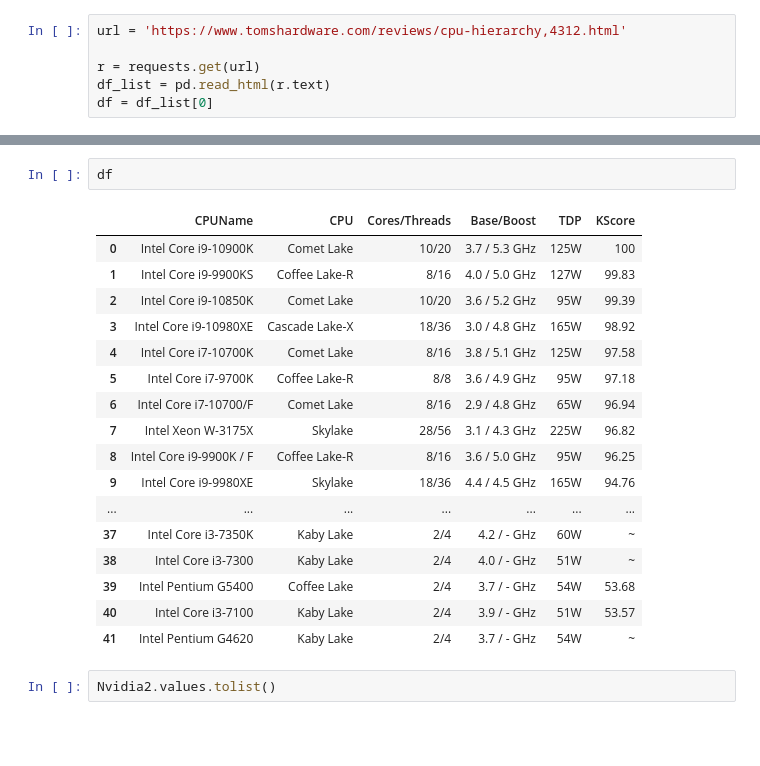
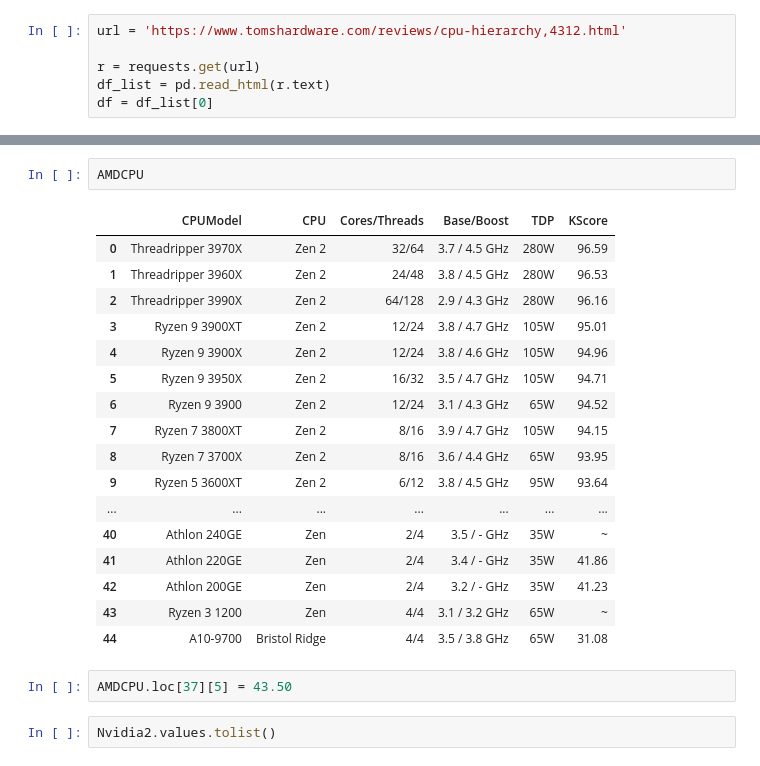
Before and after one commit to arimanyus/Kashi-Base1, a Jupyter notebook: Fetcher.ipynb, the cells around one changed output, grey strips where cells are left out. Drawn from its saved outputs; the diff is of its cells as text; blank space fills up the shorter version.

```diff
--- a/Fetcher.ipynb
+++ b/Fetcher.ipynb
@@ -205,23 +190,25 @@ df = df_list[0]
-# %%
-df
-# %% [output]
-|  | CPUName | CPU | Cores/Threads | Base/Boost | TDP | KScore |
-| 0 | Intel Core i9-10900K | Comet Lake | 10/20 | 3.7 / 5.3 GHz | 125W | 100 |
-| 1 | Intel Core i9-9900KS | Coffee Lake-R | 8/16 | 4.0 / 5.0 GHz | 127W | 99.83 |
-| 2 | Intel Core i9-10850K | Comet Lake | 10/20 | 3.6 / 5.2 GHz | 95W | 99.39 |
-| 3 | Intel Core i9-10980XE | Cascade Lake-X | 18/36 | 3.0 / 4.8 GHz | 165W | 98.92 |
-| 4 | Intel Core i7-10700K | Comet Lake | 8/16 | 3.8 / 5.1 GHz | 125W | 97.58 |
-| 5 | Intel Core i7-9700K | Coffee Lake-R | 8/8 | 3.6 / 4.9 GHz | 95W | 97.18 |
-| 6 | Intel Core i7-10700/F | Comet Lake | 8/16 | 2.9 / 4.8 GHz | 65W | 96.94 |
-| 7 | Intel Xeon W-3175X | Skylake | 28/56 | 3.1 / 4.3 GHz | 225W | 96.82 |
-| 8 | Intel Core i9-9900K / F | Coffee Lake-R | 8/16 | 3.6 / 5.0 GHz | 95W | 96.25 |
-| 9 | Intel Core i9-9980XE | Skylake | 18/36 | 4.4 / 4.5 GHz | 165W | 94.76 |
-| ... | ... | ... | ... | ... | ... | ... |
-| 37 | Intel Core i3-7350K | Kaby Lake | 2/4 | 4.2 / - GHz | 60W | ~ |
-| 38 | Intel Core i3-7300 | Kaby Lake | 2/4 | 4.0 / - GHz | 51W | ~ |
-| 39 | Intel Pentium G5400 | Coffee Lake | 2/4 | 3.7 / - GHz | 54W | 53.68 |
-| 40 | Intel Core i3-7100 | Kaby Lake | 2/4 | 3.9 / - GHz | 51W | 53.57 |
-| 41 | Intel Pentium G4620 | Kaby Lake | 2/4 | 3.7 / - GHz | 54W | ~ |
+# %%
+AMDCPU
+# %% [output]
+|  | CPUModel | CPU | Cores/Threads | Base/Boost | TDP | KScore |
+| 0 | Threadripper 3970X | Zen 2 | 32/64 | 3.7 / 4.5 GHz | 280W | 96.59 |
+| 1 | Threadripper 3960X | Zen 2 | 24/48 | 3.8 / 4.5 GHz | 280W | 96.53 |
+| 2 | Threadripper 3990X | Zen 2 | 64/128 | 2.9 / 4.3 GHz | 280W | 96.16 |
+| 3 | Ryzen 9 3900XT | Zen 2 | 12/24 | 3.8 / 4.7 GHz | 105W | 95.01 |
+| 4 | Ryzen 9 3900X | Zen 2 | 12/24 | 3.8 / 4.6 GHz | 105W | 94.96 |
+| 5 | Ryzen 9 3950X | Zen 2 | 16/32 | 3.5 / 4.7 GHz | 105W | 94.71 |
+| 6 | Ryzen 9 3900 | Zen 2 | 12/24 | 3.1 / 4.3 GHz | 65W | 94.52 |
+| 7 | Ryzen 7 3800XT | Zen 2 | 8/16 | 3.9 / 4.7 GHz | 105W | 94.15 |
+| 8 | Ryzen 7 3700X | Zen 2 | 8/16 | 3.6 / 4.4 GHz | 65W | 93.95 |
+| 9 | Ryzen 5 3600XT | Zen 2 | 6/12 | 3.8 / 4.5 GHz | 95W | 93.64 |
+| ... | ... | ... | ... | ... | ... | ... |
+| 40 | Athlon 240GE | Zen | 2/4 | 3.5 / - GHz | 35W | ~ |
+| 41 | Athlon 220GE | Zen | 2/4 | 3.4 / - GHz | 35W | 41.86 |
+| 42 | Athlon 200GE | Zen | 2/4 | 3.2 / - GHz | 35W | 41.23 |
+| 43 | Ryzen 3 1200 | Zen | 4/4 | 3.1 / 3.2 GHz | 65W | ~ |
+| 44 | A10-9700 | Bristol Ridge | 4/4 | 3.5 / 3.8 GHz | 65W | 31.08 |
+# %%
+AMDCPU.loc[37][5] = 43.50
 # %%
 Nvidia2.values.tolist()
 # %% [output]
```
Also changed, not shown: parts of 3 cells of this notebook, 4 other files.
